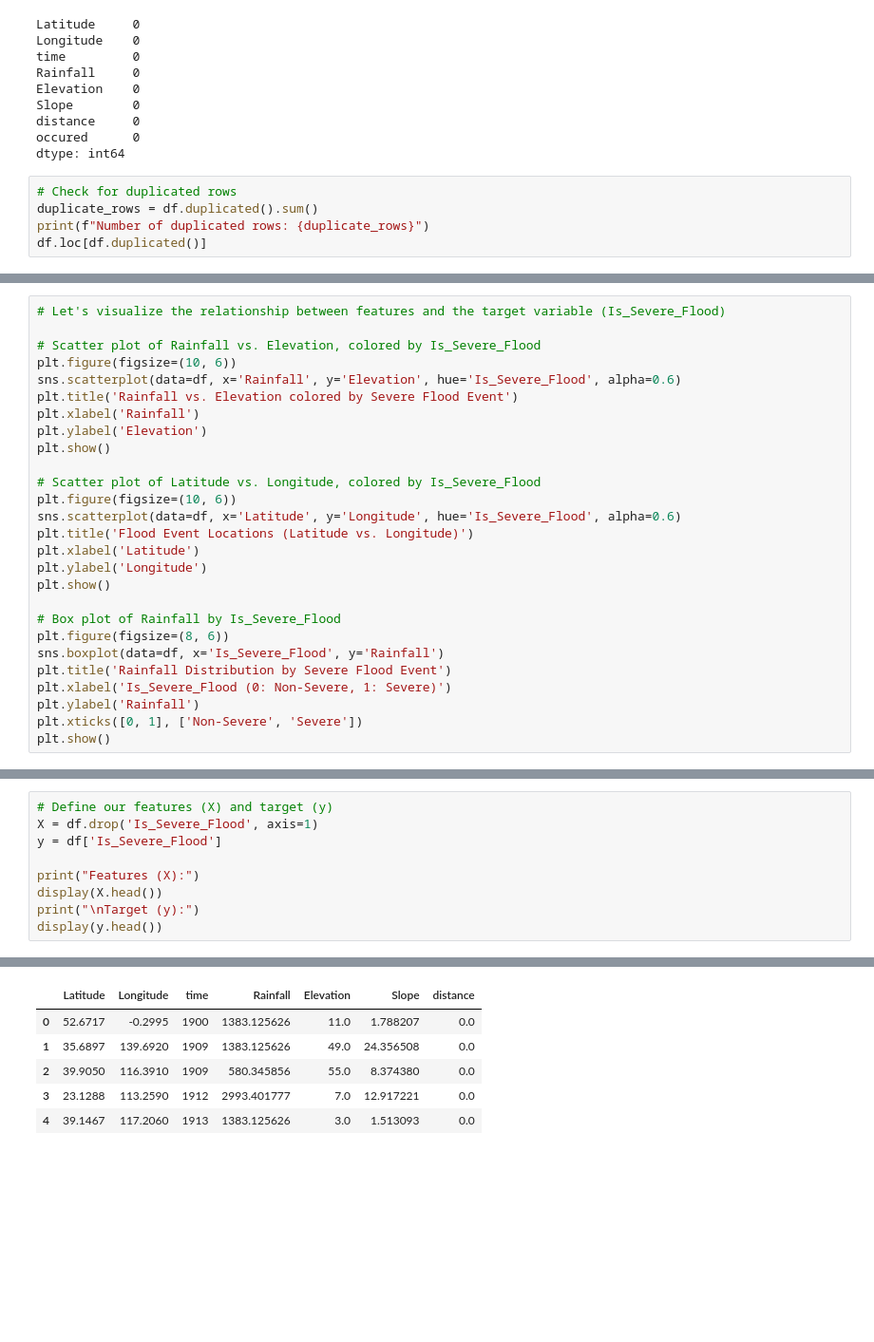
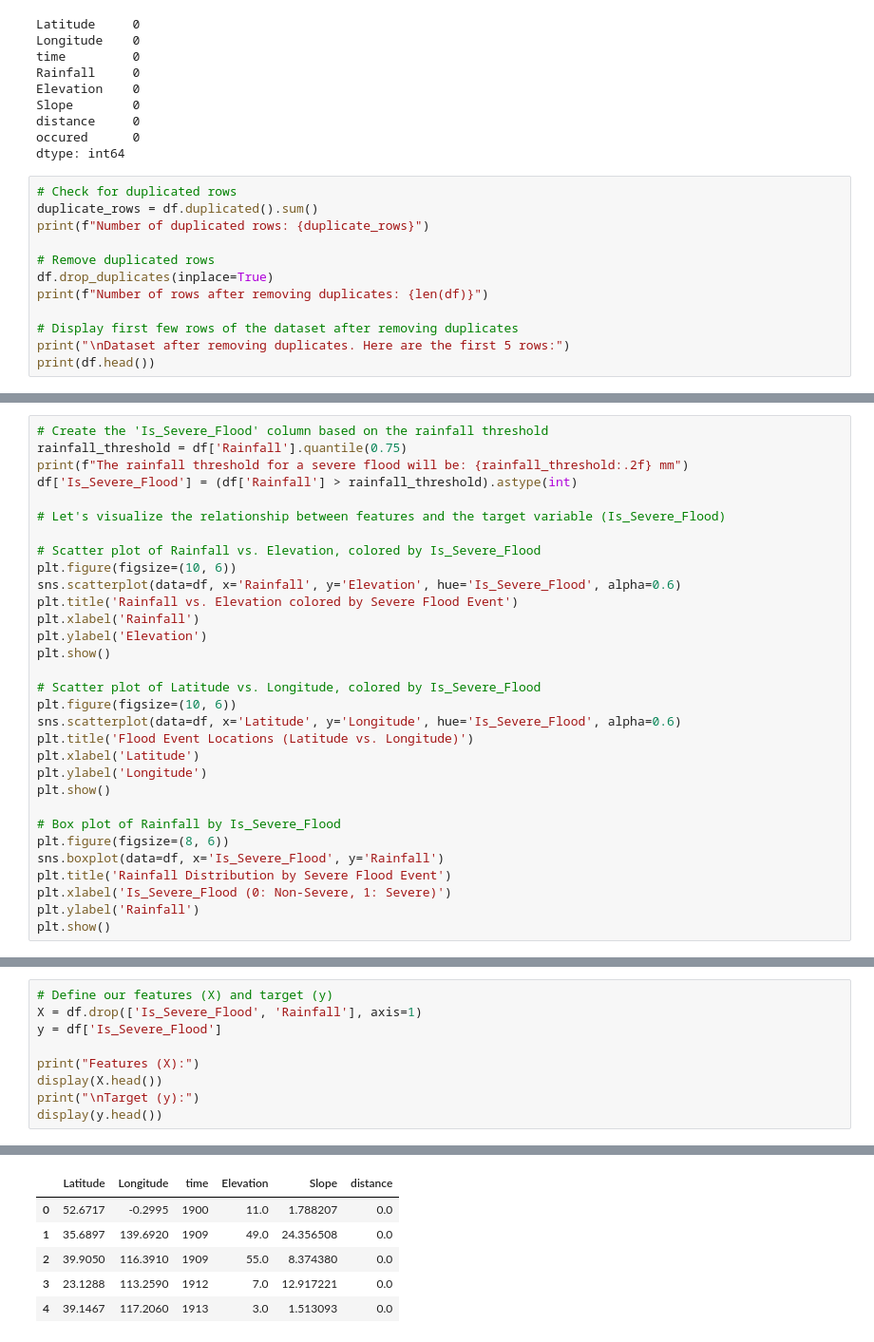
Before and after one commit to Rajath-Raj/pravah_flood_detection, a Jupyter notebook: flood_data_exploration.ipynb, the cells around one changed output, grey strips where cells are left out. Shown at 95% size. Cells and saved outputs as stored; diff of their text form; blank space fills up the shorter version.

```diff
--- a/flood_data_exploration.ipynb
+++ b/flood_data_exploration.ipynb
@@ -109,6 +111,13 @@ dtype: int64
 # Check for duplicated rows
 duplicate_rows = df.duplicated().sum()
 print(f"Number of duplicated rows: {duplicate_rows}")
-df.loc[df.duplicated()]
+
+# Remove duplicated rows
+df.drop_duplicates(inplace=True)
+print(f"Number of rows after removing duplicates: {len(df)}")
+
+# Display first few rows of the dataset after removing duplicates
+print("\nDataset after removing duplicates. Here are the first 5 rows:")
+print(df.head())
 # %% [output]
 Number of duplicated rows: 203
@@ -128,4 +140,9 @@ Number of duplicated rows: 203
 # %%
+# Create the 'Is_Severe_Flood' column based on the rainfall threshold
+rainfall_threshold = df['Rainfall'].quantile(0.75)
+print(f"The rainfall threshold for a severe flood will be: {rainfall_threshold:.2f} mm")
+df['Is_Severe_Flood'] = (df['Rainfall'] > rainfall_threshold).astype(int)
+
 # Let's visualize the relationship between features and the target variable (Is_Severe_Flood)
 
 # Scatter plot of Rainfall vs. Elevation, colored by Is_Severe_Flood
@@ -150,6 +167,5 @@ sns.boxplot(data=df, x='Is_Severe_Flood', y='Rainfall')
 plt.title('Rainfall Distribution by Severe Flood Event')
 plt.xlabel('Is_Severe_Flood (0: Non-Severe, 1: Severe)')
 plt.ylabel('Rainfall')
-plt.xticks([0, 1], ['Non-Severe', 'Severe'])
 plt.show()
 # %% [output]
@@ -240,20 +257,20 @@ plt.show()
 # %%
 # Define our features (X) and target (y)
-X = df.drop('Is_Severe_Flood', axis=1)
+X = df.drop(['Is_Severe_Flood', 'Rainfall'], axis=1)
 y = df['Is_Severe_Flood']
 
 print("Features (X):")
 display(X.head())
 print("\nTarget (y):")
 display(y.head())
 # %% [output]
 Features (X):
-|  | Latitude | Longitude | time | Rainfall | Elevation | Slope | distance |
-| 0 | 52.6717 | -0.2995 | 1900 | 1383.125626 | 11.0 | 1.788207 | 0.0 |
-| 1 | 35.6897 | 139.6920 | 1909 | 1383.125626 | 49.0 | 24.356508 | 0.0 |
-| 2 | 39.9050 | 116.3910 | 1909 | 580.345856 | 55.0 | 8.374380 | 0.0 |
-| 3 | 23.1288 | 113.2590 | 1912 | 2993.401777 | 7.0 | 12.917221 | 0.0 |
-| 4 | 39.1467 | 117.2060 | 1913 | 1383.125626 | 3.0 | 1.513093 | 0.0 |
+|  | Latitude | Longitude | time | Elevation | Slope | distance |
+| 0 | 52.6717 | -0.2995 | 1900 | 11.0 | 1.788207 | 0.0 |
+| 1 | 35.6897 | 139.6920 | 1909 | 49.0 | 24.356508 | 0.0 |
+| 2 | 39.9050 | 116.3910 | 1909 | 55.0 | 8.374380 | 0.0 |
+| 3 | 23.1288 | 113.2590 | 1912 | 7.0 | 12.917221 | 0.0 |
+| 4 | 39.1467 | 117.2060 | 1913 | 3.0 | 1.513093 | 0.0 |
 Target (y):
 |  | Is_Severe_Flood |
 | 0 | 0 |
```
Also changed, not shown: parts of 15 cells of this notebook.
